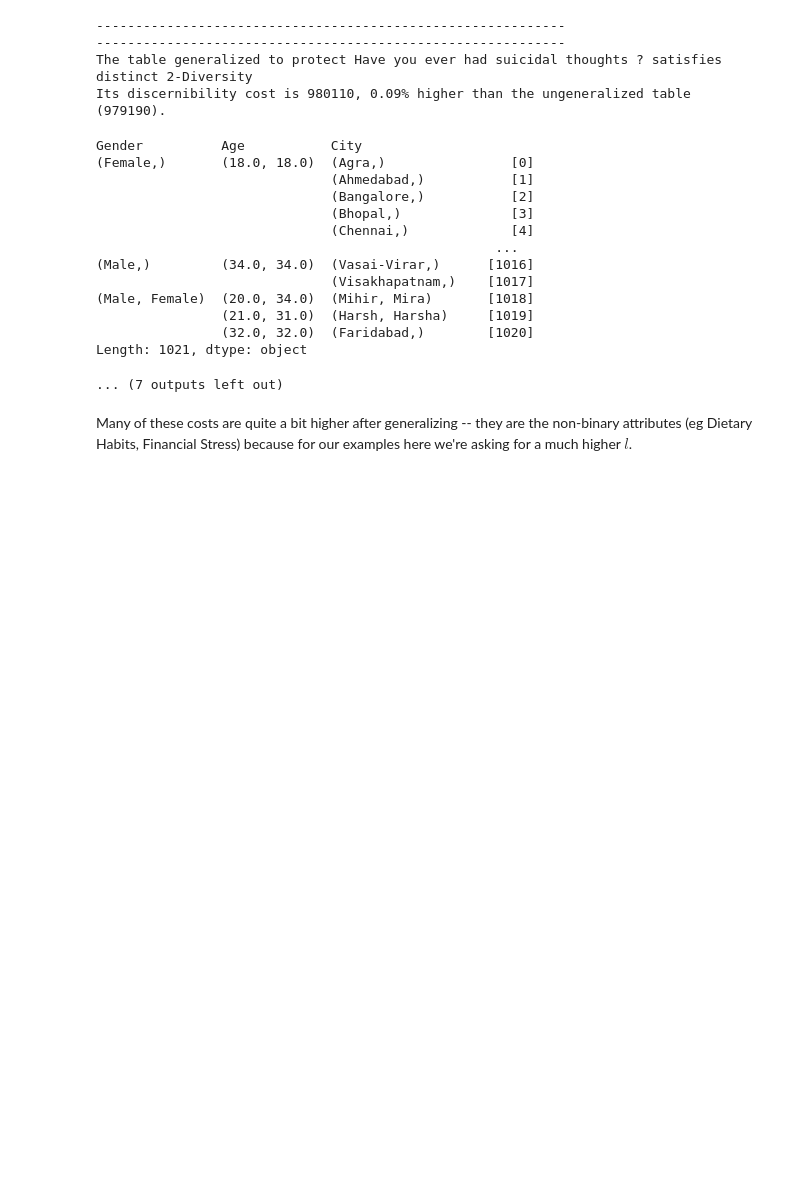
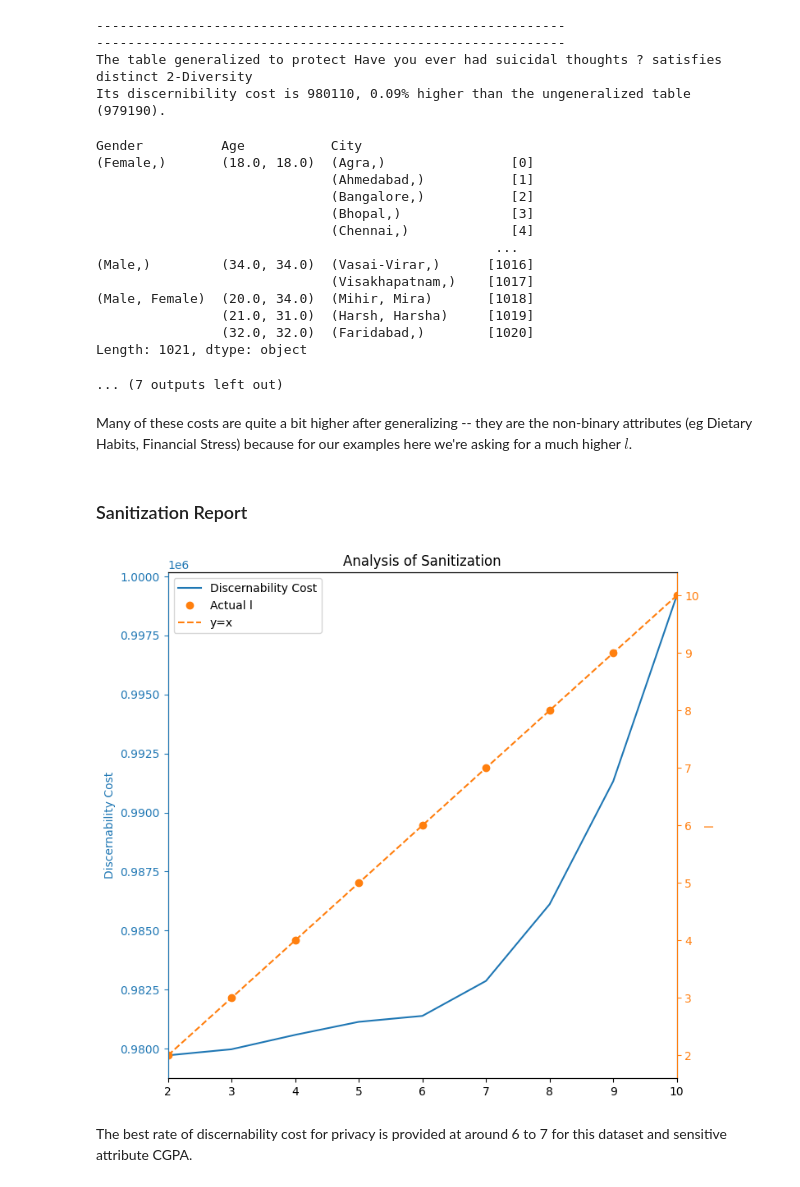
Before and after one commit to KJWesthoff/233LabTaskForce, a Jupyter notebook: final/student_depression.ipynb, the cells around one changed output. Cells and saved outputs as stored; diff of their text form; code cells hidden in the pictures; blank space fills up the shorter version.

Commit message:
Sanitization report for l

```diff
--- a/final/student_depression.ipynb
+++ b/final/student_depression.ipynb
@@ -620,3 +603,46 @@ Length: 1021, dtype: object
 ... (7 outputs left out)
 # %% [markdown]
 Many of these costs are quite a bit higher after generalizing -- they are the non-binary attributes (eg Dietary Habits, Financial Stress) because for our examples here we're asking for a much higher $l$.
+# %% [markdown]
+### Sanitization Report
+# %%
+qID = ['Gender', 'Age', 'City']
+
+s = 'CGPA'
+desired_ls = range(2, sensAttrs[s] + 1)
+
+actual_l_values = []
+discernability_costs = []
+for l in desired_ls:
+  table_out, boundaries = Mondrian_l_diversity(df, qID, s, l,
+                                               Mondrian_choose_dim_highest_distinct,
+                                               Mondrian_choose_cut_first_split_l_diversity)
+  ec_report = k_anonymity(table_out, qID)[1]
+  actual_l = distinct_l_diversity(table_out, qID, s)[0]
+
+  actual_l_values.append(actual_l)
+  discernability_costs.append(discernability_cost(ec_report))
+# %%
+plt.figure(figsize=(8,8))
+ax1 = plt.gca()
+plt1=plt.plot(desired_ls, discernability_costs, color='C0')
+plt.ylabel('Discernability Cost', color='C0')
+plt.tick_params(axis='y', color='C0', labelcolor='C0')
+ax2 = ax1.twinx()
+# plt2=plt.plot(desired_ks, actual_k_values, color='C1')
+plt2=plt.plot(desired_ls, actual_l_values, 'o', color='C1')
+# For refeerence
+plt3=plt.plot(desired_ls, desired_ls, color='C1', linestyle='--')
+plt.xlim([min(desired_ls), max(desired_ls)])
+plt.ylabel('l', color='C1')
+plt.xlabel('desired l')
+plt.tick_params(axis='y', color='C1', labelcolor='C1')
+ax2.spines['right'].set_color('C1')
+ax2.spines['left'].set_color('C0')
+plt.title('Analysis of Sanitization')
+plt.legend(plt1+plt2+plt3,['Discernability Cost','Actual l','y=x'])
+plt.show()
+# %% [output]
+[figure, added]
+# %% [markdown]
+The best rate of discernability cost for privacy is provided at around 6 to 7 for this dataset and sensitive attribute CGPA.
```
Also changed, not shown: parts of 2 cells of this notebook.
